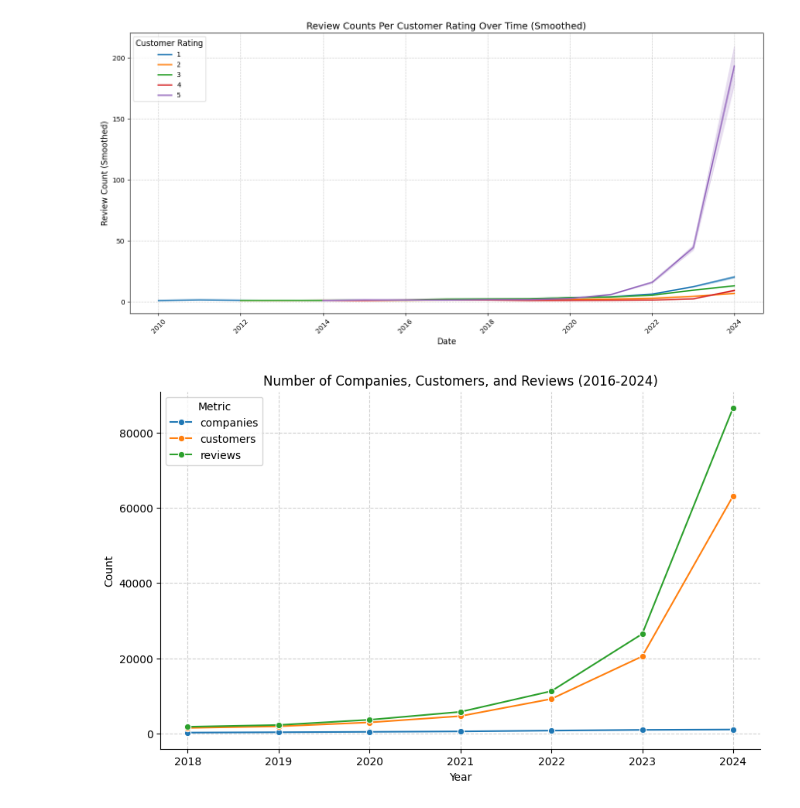
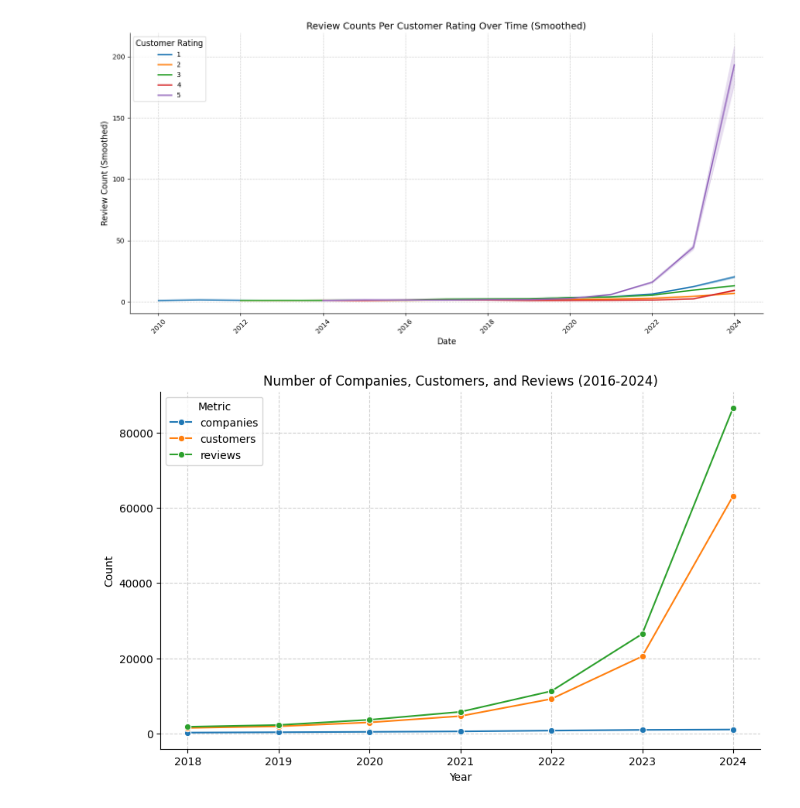
Before and after one commit to fbarulli/trust_me, a Jupyter notebook: fabian/EDA/EDA.ipynb, the cells around one changed output. Cells and saved outputs as stored; diff of their text form; code cells hidden in the pictures.

```diff
--- a/fabian/EDA/EDA.ipynb
+++ b/fabian/EDA/EDA.ipynb
@@ -21,30 +22,31 @@ df.head()
 # %%
 review_counts = df.groupby(['date_experience', 'cust_rating']).size().reset_index(name='review_count')
 review_counts['date_experience'] = review_counts['date_experience'].dt.to_period('Y').dt.to_timestamp()
 review_counts['review_count_smoothed'] = review_counts.groupby('cust_rating')['review_count'].transform(lambda x: x.rolling(window=3, min_periods=1).mean())
 
 plt.figure(figsize=(14, 7))
 sns.lineplot(
     data=review_counts,
     x='date_experience',
     y='review_count_smoothed',
     hue='cust_rating',
     palette='tab10',
     linewidth=2
 )
 plt.grid(True, linestyle='--', alpha=0.6)
 
 plt.xlabel('Date', fontsize=12)
 plt.ylabel('Review Count (Smoothed)', fontsize=12)
 plt.title('Review Counts Per Customer Rating Over Time (Smoothed)', fontsize=14)
 plt.xticks(rotation=45, fontsize=10)
 plt.yticks(fontsize=10)
 plt.legend(title='Customer Rating', fontsize=10, title_fontsize=12, loc='upper left')
+sns.despine()
 
 plt.tight_layout()
 plt.show()
 # %% [output]
-[figure, old version]
+[figure, new version]
 # %%
 
 filtered_df = df[(df['year'] >= 2018) & (df['year'] <= 2024)]
```
Also changed, not shown: parts of 1 cell of this notebook, 2 other files.
